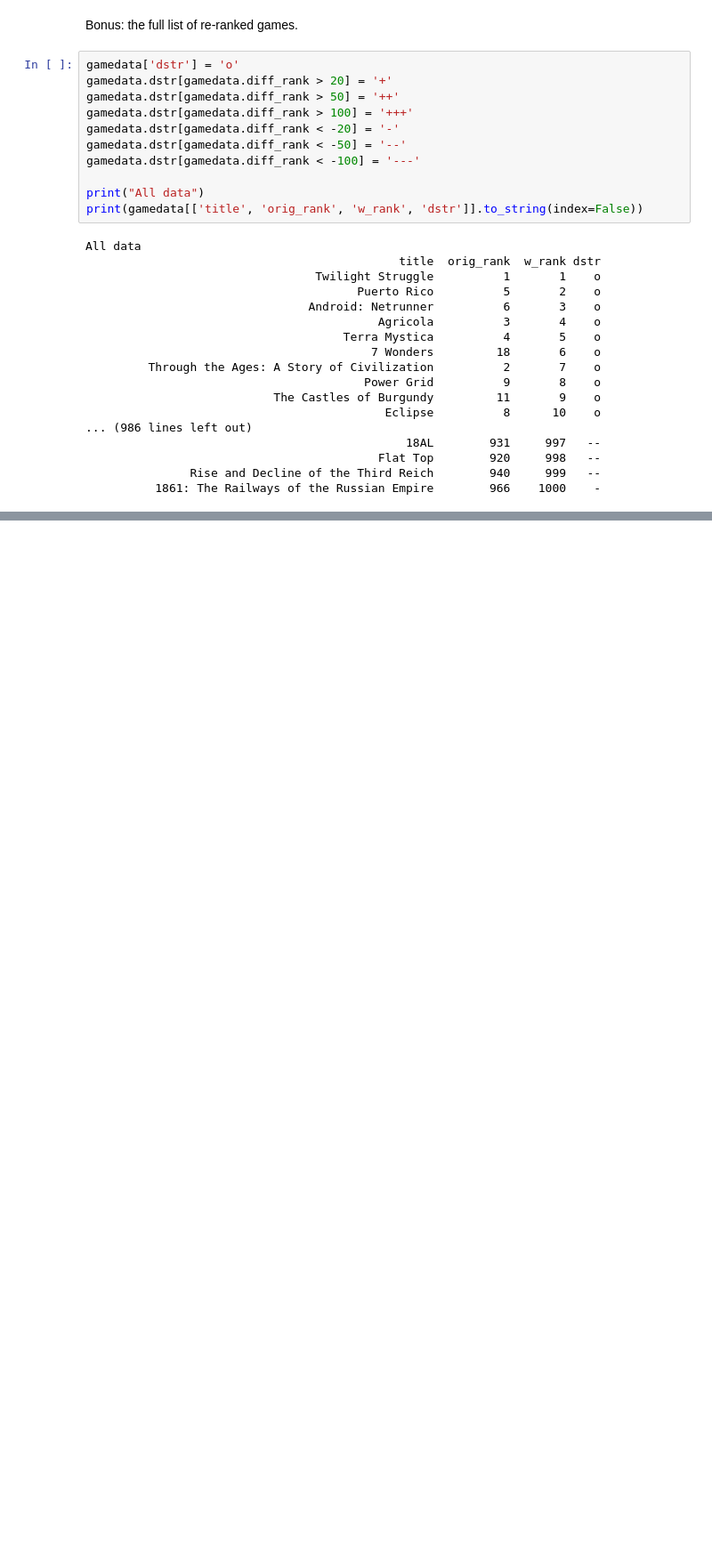
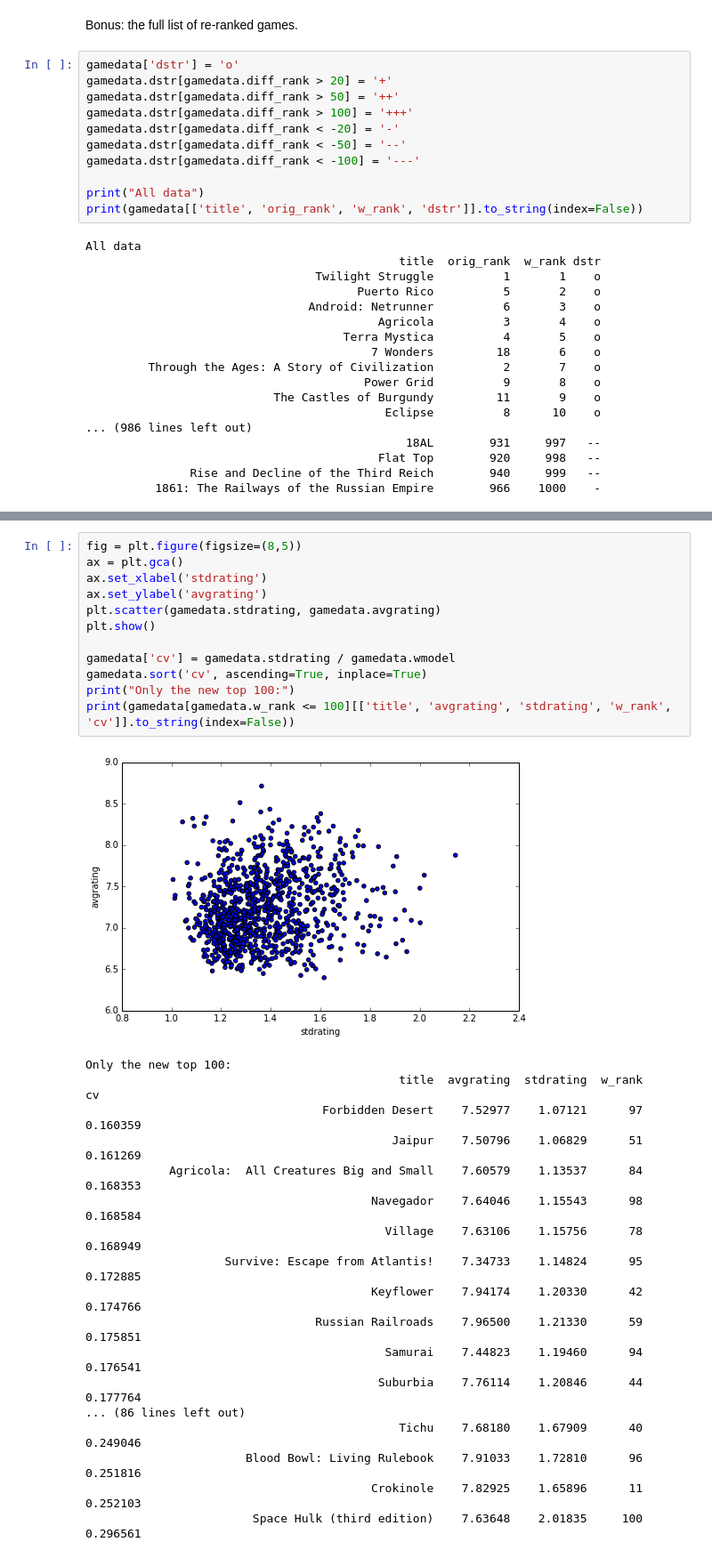
Before and after one commit to nicodv/research, a Jupyter notebook: BGG Top 1000 Reanalyzed.ipynb, the cells around one changed output, grey strips where cells are left out. Shown at 89% size. Cells and saved outputs as stored; diff of their text form; blank space fills up the shorter version.

```diff
--- a/BGG Top 1000 Reanalyzed.ipynb
+++ b/BGG Top 1000 Reanalyzed.ipynb
@@ -379,0 +386,31 @@ All data
+# %%
+fig = plt.figure(figsize=(8,5))
+ax = plt.gca()
+ax.set_xlabel('stdrating')
+ax.set_ylabel('avgrating')
+plt.scatter(gamedata.stdrating, gamedata.avgrating)
+plt.show()
+
+gamedata['cv'] = gamedata.stdrating / gamedata.wmodel
+gamedata.sort('cv', ascending=True, inplace=True)
+print("Only the new top 100:")
+print(gamedata[gamedata.w_rank <= 100][['title', 'avgrating', 'stdrating', 'w_rank', 'cv']].to_string(index=False))
+# %% [output]
+[figure, added]
+Only the new top 100:
+                                             title  avgrating  stdrating  w_rank        cv
+                                  Forbidden Desert    7.52977    1.07121      97  0.160359
+                                            Jaipur    7.50796    1.06829      51  0.161269
+            Agricola:  All Creatures Big and Small    7.60579    1.13537      84  0.168353
+                                         Navegador    7.64046    1.15543      98  0.168584
+                                           Village    7.63106    1.15756      78  0.168949
+                    Survive: Escape from Atlantis!    7.34733    1.14824      95  0.172885
+                                         Keyflower    7.94174    1.20330      42  0.174766
+                                 Russian Railroads    7.96500    1.21330      59  0.175851
+                                           Samurai    7.44823    1.19460      94  0.176541
+                                          Suburbia    7.76114    1.20846      44  0.177764
+... (86 lines left out)
+                                             Tichu    7.68180    1.67909      40  0.249046
+                       Blood Bowl: Living Rulebook    7.91033    1.72810      96  0.251816
+                                         Crokinole    7.82925    1.65896      11  0.252103
+                        Space Hulk (third edition)    7.63648    2.01835     100  0.296561
```
Also changed, not shown: parts of 4 cells of this notebook.
